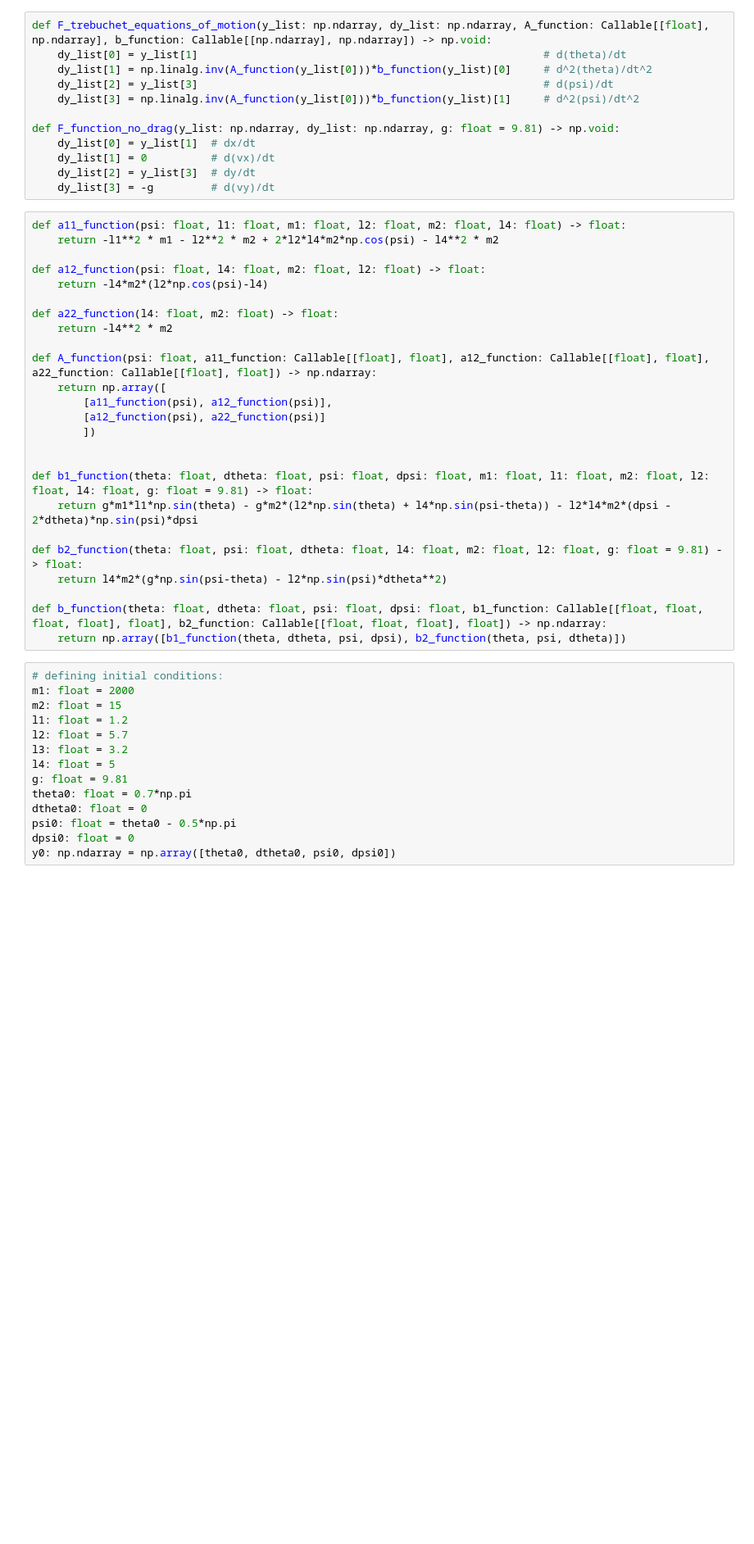
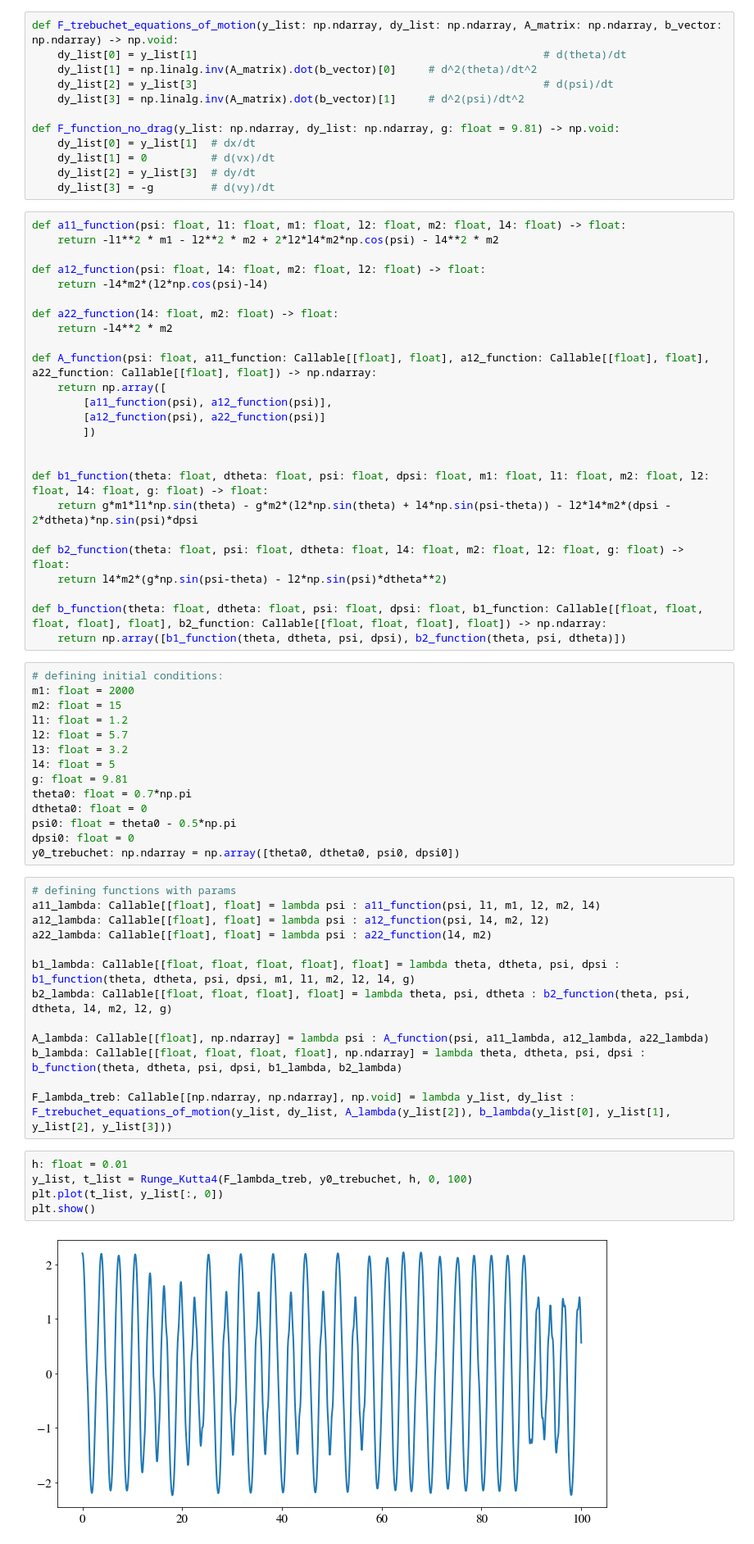
Before and after one commit to sindrelothe/TFY4345-project-2-H2021, a Jupyter notebook: Nummerisk prosjekt Sindre Lothe.ipynb, the cells around one changed output. Shown: that part at 82% size. Drawn from its saved outputs; the diff is of its cells as text; blank space fills up the shorter version.

Commit message:
Made initial plot

```diff
--- a/Nummerisk prosjekt Sindre Lothe.ipynb
+++ b/Nummerisk prosjekt Sindre Lothe.ipynb
@@ -49,11 +66,11 @@ def get_range(theta_list, v0, F_function, h, length_function = xl_function):
 
     return range_list
 # %%
-def F_trebuchet_equations_of_motion(y_list: np.ndarray, dy_list: np.ndarray, A_function: Callable[[float], np.ndarray], b_function: Callable[[np.ndarray], np.ndarray]) -> np.void:
+def F_trebuchet_equations_of_motion(y_list: np.ndarray, dy_list: np.ndarray, A_matrix: np.ndarray, b_vector: np.ndarray) -> np.void:
     dy_list[0] = y_list[1]                                                      # d(theta)/dt
-    dy_list[1] = np.linalg.inv(A_function(y_list[0]))*b_function(y_list)[0]     # d^2(theta)/dt^2
+    dy_list[1] = np.linalg.inv(A_matrix).dot(b_vector)[0]     # d^2(theta)/dt^2
     dy_list[2] = y_list[3]                                                      # d(psi)/dt
-    dy_list[3] = np.linalg.inv(A_function(y_list[0]))*b_function(y_list)[1]     # d^2(psi)/dt^2
+    dy_list[3] = np.linalg.inv(A_matrix).dot(b_vector)[1]     # d^2(psi)/dt^2
 
 def F_function_no_drag(y_list: np.ndarray, dy_list: np.ndarray, g: float = 9.81) -> np.void:
     dy_list[0] = y_list[1]  # dx/dt
@@ -77,10 +94,10 @@ def A_function(psi: float, a11_function: Callable[[float], float], a12_function:
         ])
 
 
-def b1_function(theta: float, dtheta: float, psi: float, dpsi: float, m1: float, l1: float, m2: float, l2: float, l4: float, g: float = 9.81) -> float:
+def b1_function(theta: float, dtheta: float, psi: float, dpsi: float, m1: float, l1: float, m2: float, l2: float, l4: float, g: float) -> float:
     return g*m1*l1*np.sin(theta) - g*m2*(l2*np.sin(theta) + l4*np.sin(psi-theta)) - l2*l4*m2*(dpsi - 2*dtheta)*np.sin(psi)*dpsi
 
-def b2_function(theta: float, psi: float, dtheta: float, l4: float, m2: float, l2: float, g: float = 9.81) -> float:
+def b2_function(theta: float, psi: float, dtheta: float, l4: float, m2: float, l2: float, g: float) -> float:
     return l4*m2*(g*np.sin(psi-theta) - l2*np.sin(psi)*dtheta**2)
 
 def b_function(theta: float, dtheta: float, psi: float, dpsi: float, b1_function: Callable[[float, float, float, float], float], b2_function: Callable[[float, float, float], float]) -> np.ndarray:
@@ -98,7 +115,27 @@ theta0: float = 0.7*np.pi
 dtheta0: float = 0
 psi0: float = theta0 - 0.5*np.pi
 dpsi0: float = 0
-y0: np.ndarray = np.array([theta0, dtheta0, psi0, dpsi0])
+y0_trebuchet: np.ndarray = np.array([theta0, dtheta0, psi0, dpsi0])
+# %%
+# defining functions with params
+a11_lambda: Callable[[float], float] = lambda psi : a11_function(psi, l1, m1, l2, m2, l4)
+a12_lambda: Callable[[float], float] = lambda psi : a12_function(psi, l4, m2, l2)
+a22_lambda: Callable[[float], float] = lambda psi : a22_function(l4, m2)
+
+b1_lambda: Callable[[float, float, float, float], float] = lambda theta, dtheta, psi, dpsi : b1_function(theta, dtheta, psi, dpsi, m1, l1, m2, l2, l4, g)
+b2_lambda: Callable[[float, float, float], float] = lambda theta, psi, dtheta : b2_function(theta, psi, dtheta, l4, m2, l2, g)
+
+A_lambda: Callable[[float], np.ndarray] = lambda psi : A_function(psi, a11_lambda, a12_lambda, a22_lambda)
+b_lambda: Callable[[float, float, float, float], np.ndarray] = lambda theta, dtheta, psi, dpsi : b_function(theta, dtheta, psi, dpsi, b1_lambda, b2_lambda)
+
+F_lambda_treb: Callable[[np.ndarray, np.ndarray], np.void] = lambda y_list, dy_list : F_trebuchet_equations_of_motion(y_list, dy_list, A_lambda(y_list[2]), b_lambda(y_list[0], y_list[1], y_list[2], y_list[3]))
+# %%
+h: float = 0.01
+y_list, t_list = Runge_Kutta4(F_lambda_treb, y0_trebuchet, h, 0, 100)
+plt.plot(t_list, y_list[:, 0])
+plt.show()
+# %% [output]
+[figure, added]
 # %%
 v0 = 700
 theta0 = 45*np.pi/180
```
Also changed, not shown: parts of 1 cell of this notebook.
